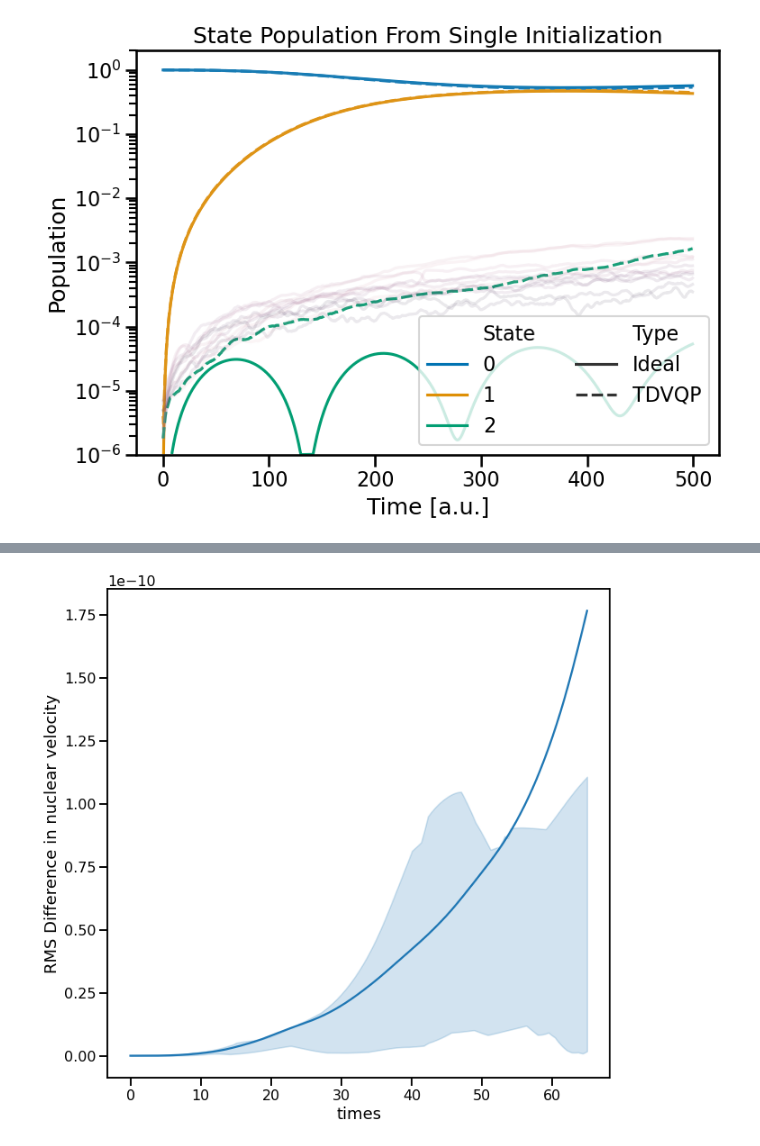
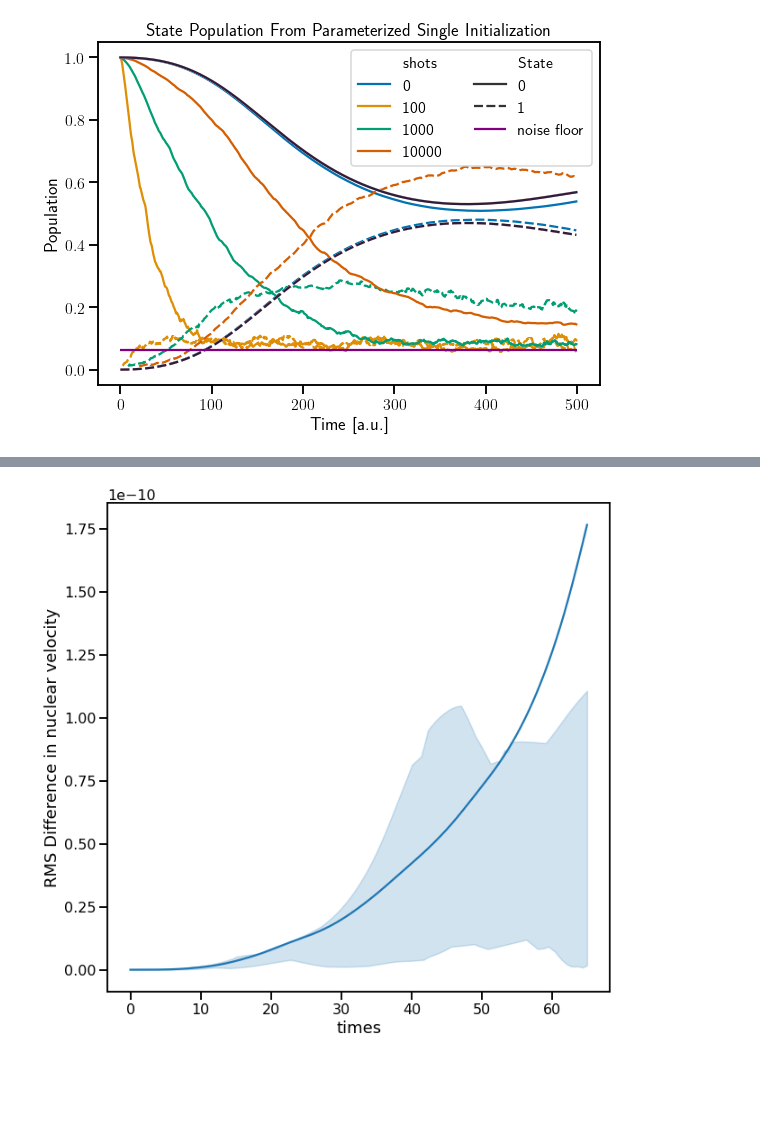
Before and after one commit to danielbultrini/TDVQP_SM, a Jupyter notebook: param_unparam.ipynb, the cells around one changed output, grey strips where cells are left out. Saved outputs shown, nothing was run; the diff lists cells and outputs as text; code cells hidden in the pictures; blank space fills up the shorter version.

```diff
--- a/param_unparam.ipynb
+++ b/param_unparam.ipynb
@@ -49,5 +42,22 @@ sns.set_context(
 backend = Aer.get_backend("statevector_simulator")
 name1, name2 = 'Single', 'MD'
 
-df1,df_coef1=read_files(100,1000,'results_helix/co_single/single_',ending='.json')
-df2,df_coef2=read_files(100,1000,'results_helix/co_md/MD_',ending='0.json')
+df1,df_coef1=read_files(100,1000,'results_helix/new/param/single_',ending='.json')
+df2,df_coef2=read_files(100,1000,'results_helix/new/shot_100/single_',ending='.json')
+df3,df_coef3=read_files(100,1000,'results_helix/new/shot_1000/single_',ending='.json')
+df4,df_coef4=read_files(100,1000,'results_helix/new/shot_10000/single_',ending='.json')
+df5,df_coef5=read_files(100,400,'results_helix/new/shot_100000/single_',ending='.jsonchk')
+
+
+udf1,udf_coef1=read_files(100,1000,'results_helix/new/unparam/single_',ending='.json')
+udf2,udf_coef2=read_files(100,1000,'results_helix/new/unparam_shot_100/single_',ending='.json')
+udf3,udf_coef3=read_files(100,1000,'results_helix/new/unparam_shot_1000/single_',ending='.json')
+udf4,udf_coef4=read_files(100,1000,'results_helix/new/unparam_shot_10000/single_',ending='.json')
+udf5,udf_coef5=read_files(100,400,'results_helix/new/unparam_shot_100000/single_',ending='.jsonchk')
+
+
+mdf1,mdf_coef1=read_files(100,1000,'results_helix/new/md/md_',ending='.json')
+mdf2,mdf_coef2=read_files(100,1000,'results_helix/new/md100/md_',ending='.json')
+mdf3,mdf_coef3=read_files(100,1000,'results_helix/new/md1000/md_',ending='.json')
+mdf4,mdf_coef4=read_files(100,1000,'results_helix/new/md10000/md_',ending='.json')
+mdf5,mdf_coef5=read_files(100,400,'results_helix/new/md100000/md_',ending='.jsonchk')
@@ -83,18 +166,18 @@ formatter = ticker.ScalarFormatter(useMathText=True)
 formatter.set_scientific(True)
 # %%
 fig, ax = plt.subplots(figsize=((8, 6)))
-sns.lineplot(data=df_coef1.query('State<3 & Population>1e-6&Type!="Exact"'),x='Time',y='Population',hue='State',style='Type',ci=None,ax=ax,palette=sns.color_palette("colorblind"))
-sns.lineplot(data=df_coef1.query('State<16 & Population>1e-6 &Type=="TDVQP"'),x='Time',y='Population',hue='State',style='Type',ci=None,ax=ax,legend=None,alpha=0.1)
+sns.lineplot(data=dfscoef.query('State<2 & Population>1e-2&Type=="TDVQP" & parameterized=="yes"'),x='Time',y='Population',hue='shots',style='State',ci=None,ax=ax,palette=sns.color_palette("colorblind"))
+sns.lineplot(data=dfscoef.query('State<2 & Population>1e-6 &Type=="Exact" & parameterized=="yes"'),x='Time',y='Population',hue='shots',style='State',ci=None,ax=ax,legend=None,alpha=1)
 plt.xlabel(r'Time [a.u.]')
-plt.ylim([1e-6,2])
-plt.yscale('log')
-plt.title(r'State Population From Single Initialization')
+# plt.ylim([1e-6,2])
+# plt.yscale('log')
+plt.title(r'State Population From Parameterized Single Initialization')
+plt.hlines(0.0625,0,500,colors='purple',label='noise floor')
 handles, labels = plt.gca().get_legend_handles_labels()
-
 # Create legend
 plt.legend(handles=handles, labels=labels, ncol=2)
 
 plt.tight_layout()
-plt.savefig('./custom_plots/single_populations.pdf')
+# plt.savefig('./custom_plots/single_populations.pdf')
 # %% [output]
-[figure, old version]
+[figure, new version]
```
Also changed, not shown: parts of 16 cells of this notebook.
